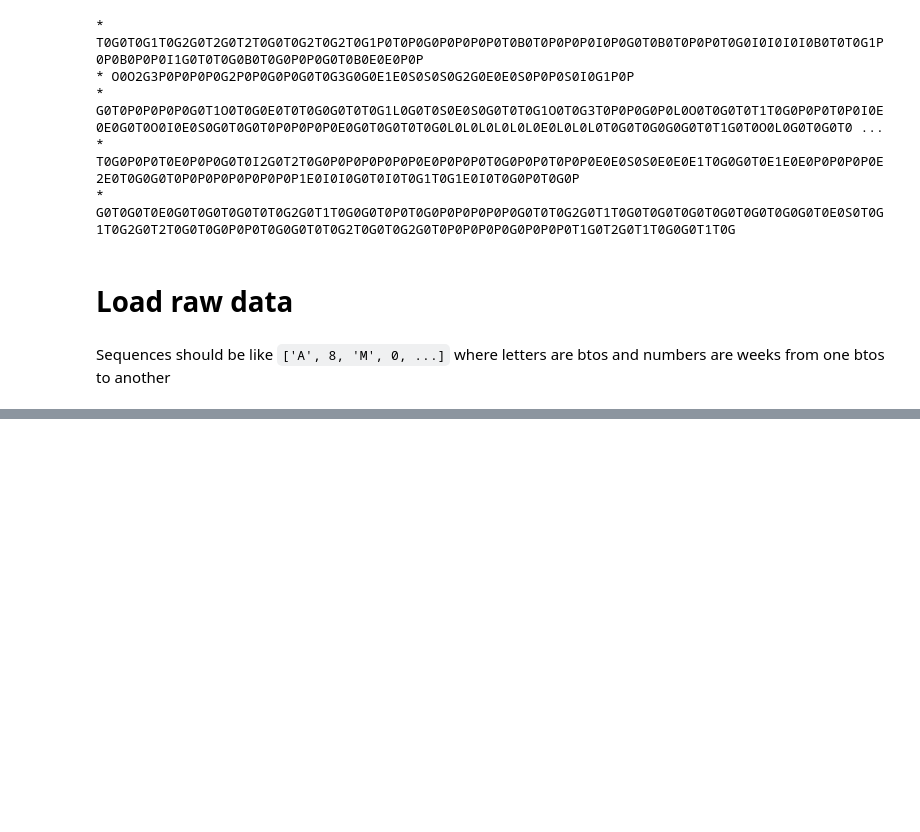
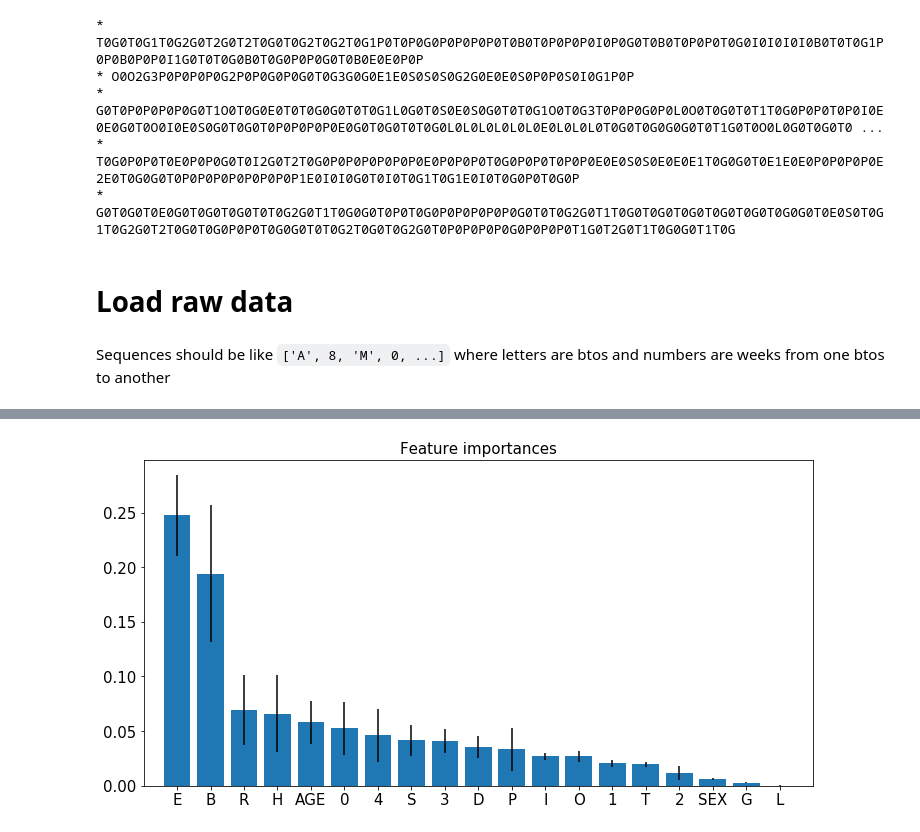
Before and after one commit to samuelefiorini/tangle, a Jupyter notebook: notebooks/make_xy.ipynb, the cells around one changed output, grey strips where cells are left out. Drawn from its saved outputs; the diff is of its cells as text; code cells hidden in the pictures; blank space fills up the shorter version.

```diff
--- a/notebooks/make_xy.ipynb
+++ b/notebooks/make_xy.ipynb
@@ -103,0 +163,19 @@ str('a')
+# %%
+# Create a balanced training set
+n = X1.shape[0]
+
+# Subsample X1
+idx = np.arange(n)
+np.random.shuffle(idx)
+X1_small = X1[idx, :]
+
+# Subsample X0
+idx = np.arange(n)
+np.random.shuffle(idx)
+X0_small = X0[idx, :]
+
+# Stack them
+X_small = np.vstack((X1_small, X0_small))
+y_small = np.hstack((np.ones(X1_small.shape[0]), np.zeros(X0_small.shape[0])))
+print(X_small.shape)
+print(y_small.shape)
@@ -103,0 +205,5 @@ str('a')
+# %%
+# Build a forest and compute the feature importances
+forest = RandomForestClassifier(n_estimators=500, n_jobs=-1)
+
+forest.fit(X_small, y_small)
@@ -103,0 +218,21 @@ str('a')
+# %%
+importances = forest.feature_importances_
+std = np.std([tree.feature_importances_ for tree in forest.estimators_], axis=0)
+indices = np.argsort(importances)[::-1]
+
+# Print the feature ranking
+# print("Feature ranking:")
+
+# for f in range(X_small.shape[1]):
+#     print("%d. feature %s (%f)" % (f + 1, feat_names[f], importances[indices[f]]))
+
+# Plot the feature importances of the forest
+top_k = 19
+plt.figure(figsize=(12, 6))
+plt.title("Feature importances", fontsize=15)
+plt.bar(range(top_k), importances[indices][:top_k], yerr=std[indices[:top_k]], align="center")
+plt.xticks(range(top_k), [s.upper() for s in np.array(feat_names)[indices][:top_k]], fontsize=15)
+plt.yticks(fontsize=15)
+plt.xlim([-1, top_k]);
+# %% [output]
+[figure, added]
```
Also changed, not shown: parts of 26 cells of this notebook, 1 other file.
